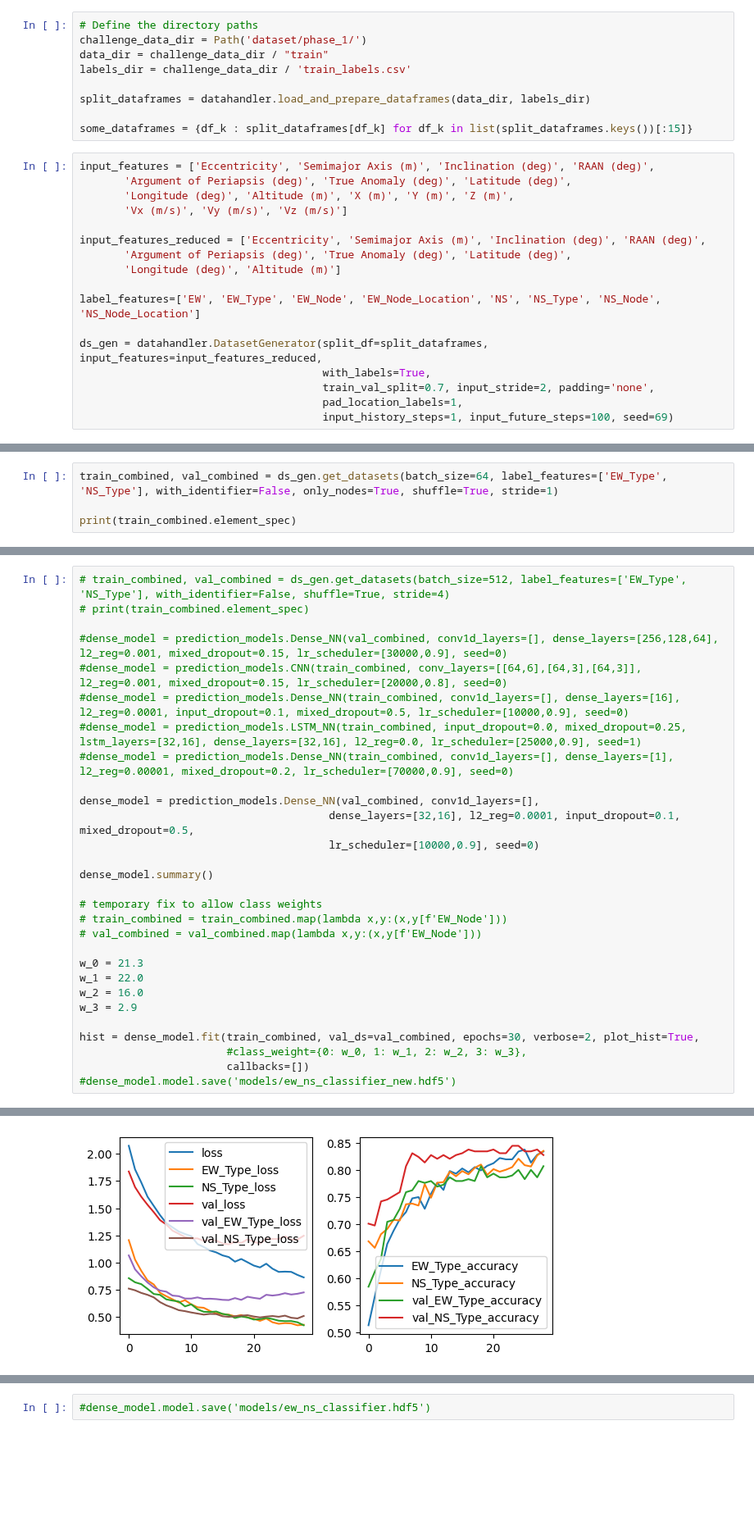
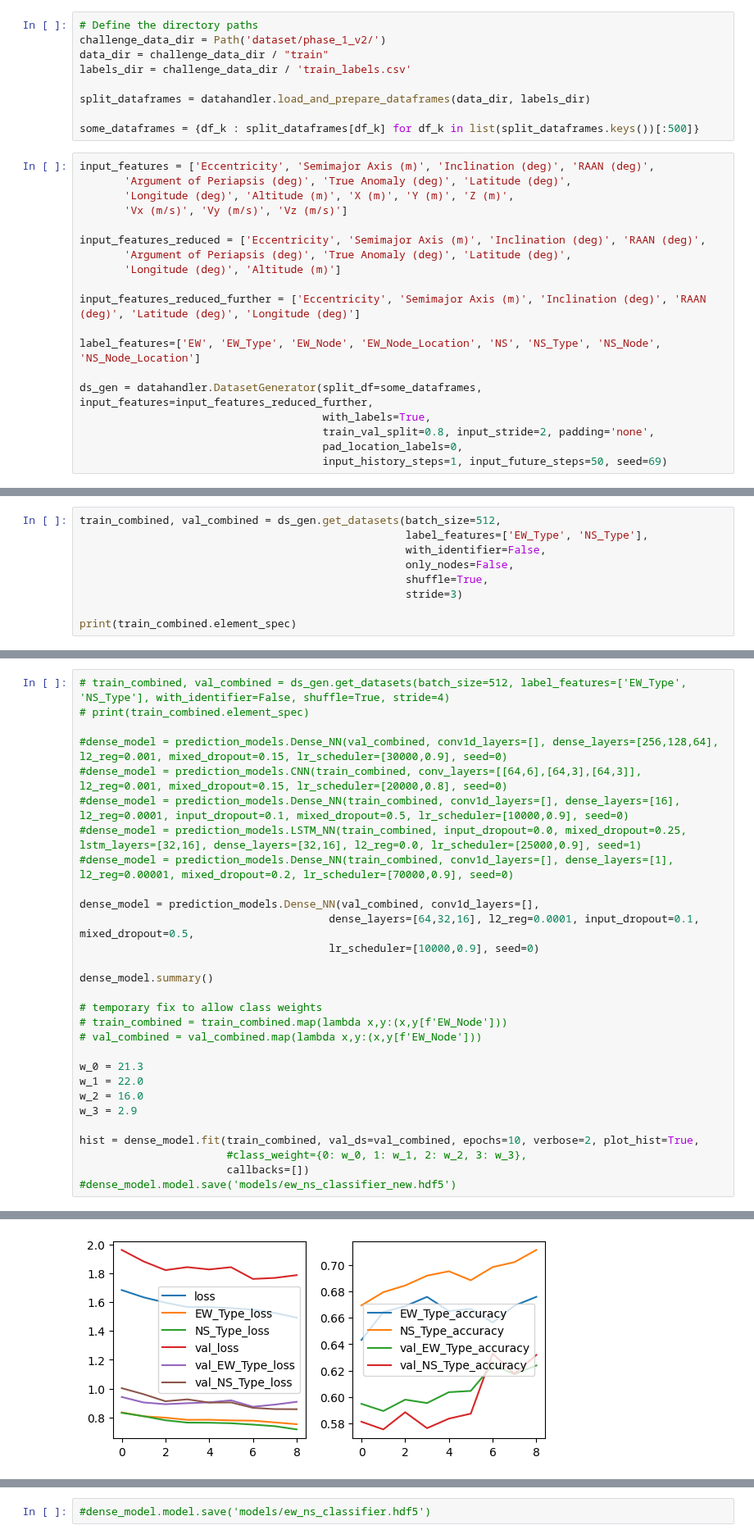
Before and after one commit to DavidBaldsiefen/splid-challenge, a Jupyter notebook: node_classifier.ipynb, the cells around one changed output, grey strips where cells are left out. Shown at 82% size. Saved outputs shown, nothing was run; the diff lists cells and outputs as text; blank space fills up the shorter version.

```diff
--- a/node_classifier.ipynb
+++ b/node_classifier.ipynb
@@ -19,12 +19,12 @@ To enable the following instructions: AVX2 FMA, in other operations, rebuild Ten
 # %%
 # Define the directory paths
-challenge_data_dir = Path('dataset/phase_1/')
+challenge_data_dir = Path('dataset/phase_1_v2/')
 data_dir = challenge_data_dir / "train"
 labels_dir = challenge_data_dir / 'train_labels.csv'
 
 split_dataframes = datahandler.load_and_prepare_dataframes(data_dir, labels_dir)
 
-some_dataframes = {df_k : split_dataframes[df_k] for df_k in list(split_dataframes.keys())[:15]}
+some_dataframes = {df_k : split_dataframes[df_k] for df_k in list(split_dataframes.keys())[:500]}
 # %%
 input_features = ['Eccentricity', 'Semimajor Axis (m)', 'Inclination (deg)', 'RAAN (deg)',
        'Argument of Periapsis (deg)', 'True Anomaly (deg)', 'Latitude (deg)',
@@ -35,13 +35,15 @@ input_features_reduced = ['Eccentricity', 'Semimajor Axis (m)', 'Inclination (de
        'Argument of Periapsis (deg)', 'True Anomaly (deg)', 'Latitude (deg)',
        'Longitude (deg)', 'Altitude (m)']
 
+input_features_reduced_further = ['Eccentricity', 'Semimajor Axis (m)', 'Inclination (deg)', 'RAAN (deg)', 'Latitude (deg)', 'Longitude (deg)']
+
 label_features=['EW', 'EW_Type', 'EW_Node', 'EW_Node_Location', 'NS', 'NS_Type', 'NS_Node', 'NS_Node_Location']
 
-ds_gen = datahandler.DatasetGenerator(split_df=split_dataframes, input_features=input_features_reduced,
+ds_gen = datahandler.DatasetGenerator(split_df=some_dataframes, input_features=input_features_reduced_further,
                                       with_labels=True,
-                                      train_val_split=0.7, input_stride=2, padding='none',
-                                      pad_location_labels=1,
-                                      input_history_steps=1, input_future_steps=100, seed=69)
+                                      train_val_split=0.8, input_stride=2, padding='none',
+                                      pad_location_labels=0,
+                                      input_history_steps=1, input_future_steps=50, seed=69)
 # %% [output]
 =========================Creating Generator=======================
 Seed: 69
@@ -54,6 +55,11 @@ Padding node locations (1)
 =========================Finished Generator=======================
 # %%
-train_combined, val_combined = ds_gen.get_datasets(batch_size=64, label_features=['EW_Type', 'NS_Type'], with_identifier=False, only_nodes=True, shuffle=True, stride=1)
+train_combined, val_combined = ds_gen.get_datasets(batch_size=512,
+                                                   label_features=['EW_Type', 'NS_Type'],
+                                                   with_identifier=False,
+                                                   only_nodes=False,
+                                                   shuffle=True,
+                                                   stride=3)
 
 print(train_combined.element_spec)
 # %% [output]
@@ -69,7 +95,7 @@ print(train_combined.element_spec)
 #dense_model = prediction_models.Dense_NN(train_combined, conv1d_layers=[], dense_layers=[1], l2_reg=0.00001, mixed_dropout=0.2, lr_scheduler=[70000,0.9], seed=0)
 
 dense_model = prediction_models.Dense_NN(val_combined, conv1d_layers=[],
-                                       dense_layers=[32,16], l2_reg=0.0001, input_dropout=0.1, mixed_dropout=0.5,
+                                       dense_layers=[64,32,16], l2_reg=0.0001, input_dropout=0.1, mixed_dropout=0.5,
                                        lr_scheduler=[10000,0.9], seed=0)
 
 dense_model.summary()
@@ -83,7 +109,7 @@ w_1 = 22.0
 w_2 = 16.0
 w_3 = 2.9
 
-hist = dense_model.fit(train_combined, val_ds=val_combined, epochs=30, verbose=2, plot_hist=True,
+hist = dense_model.fit(train_combined, val_ds=val_combined, epochs=10, verbose=2, plot_hist=True,
                        #class_weight={0: w_0, 1: w_1, 2: w_2, 3: w_3},
                        callbacks=[])
 #dense_model.model.save('models/ew_ns_classifier_new.hdf5')
@@ -108,2 +157,2 @@ Evaluating model:
-[figure, old version]
+[figure, new version]
 # %%
```
Also changed, not shown: parts of 9 cells of this notebook, 2 other files.
